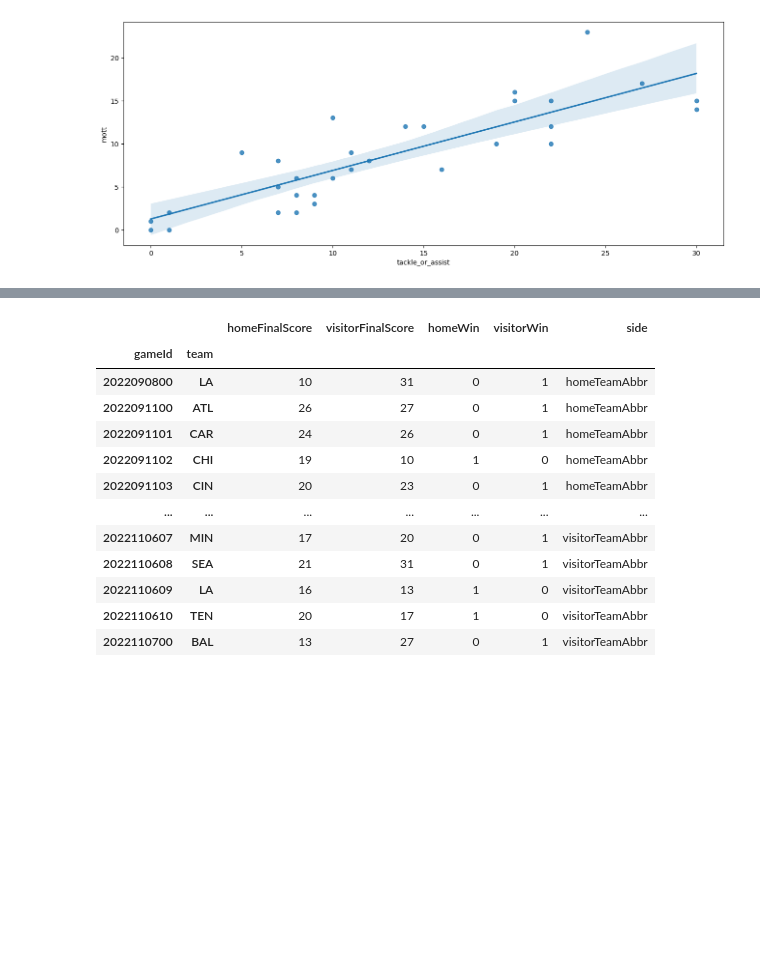
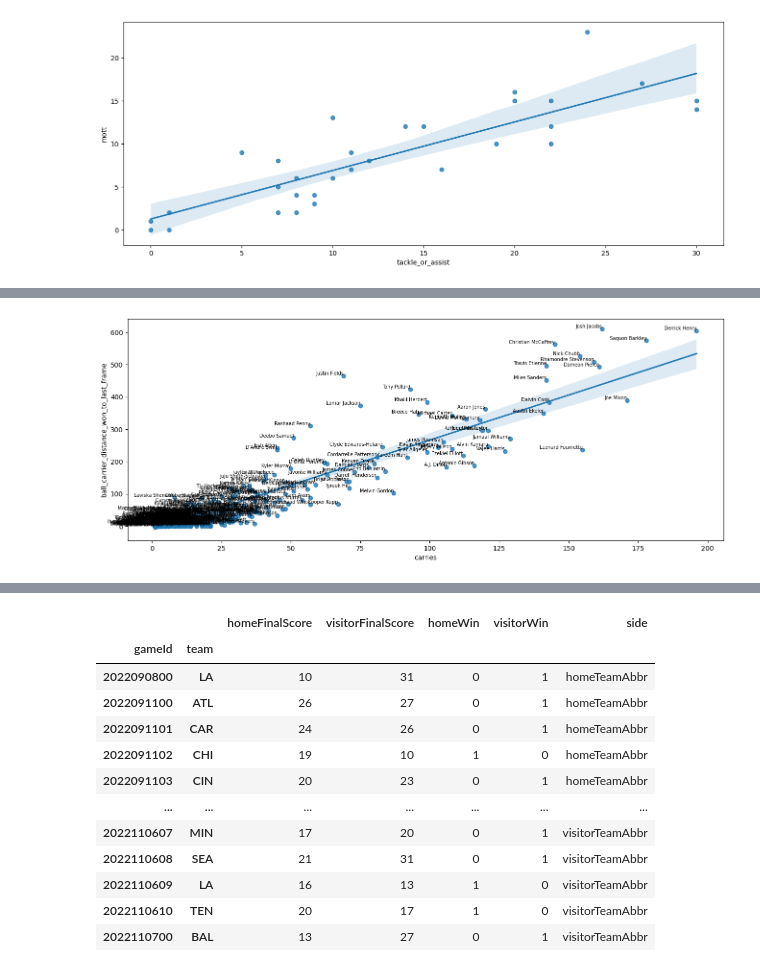
Before and after one commit to MLecardonnel/ExpectedTackling, a Jupyter notebook: notebooks/statistics_mott.ipynb, the cells around one changed output, grey strips where cells are left out. Cells and saved outputs as stored; diff of their text form; code cells hidden in the pictures; blank space fills up the shorter version.

Commit message:
Offense elusiveness performances.

```diff
--- a/notebooks/statistics_mott.ipynb
+++ b/notebooks/statistics_mott.ipynb
@@ -268,3 +268,26 @@ features_data[(features_data["nflId"]==43332)&(features_data["mott"]==1)]
 | 99884 | 2022102309 | 2636 | 43332.0 | 0 | 0.698349 | 8.618400 | 15.95 | ... |
 | 100152 | 2022102309 | 3809 | 43332.0 | 0 | 0.295044 | 16.680468 | 72.97 | ... |
 | 119229 | 2022110600 | 2703 | 43332.0 | 0 | 1.092085 | 3.550805 | 5.89 | ... |
+# %%
+plays = pd.read_csv("../data/plays.csv")
+# %%
+offense_stats = result_data.reset_index().groupby(["gameId", "playId"]).agg(
+    {"pff_missedTackle": "sum", "mott": "sum"}
+).merge(
+    result_data[result_data["mott"]!=0].reset_index().groupby(["gameId", "playId"]).agg(
+        {"ball_carrier_distance_won_to_last_frame": "max"}
+    ),
+    how="left",
+    left_index=True,
+    right_index=True,
+).fillna(0)
+
+offense_stats = offense_stats.merge(
+    plays[["gameId", "playId", "ballCarrierId", "ballCarrierDisplayName"]],
+    left_index=True,
+    right_on=["gameId", "playId"]
+)
+# %%
+player_offense_stats = offense_stats.groupby(["ballCarrierId"]).agg(
+    {"pff_missedTackle": "sum", "mott": "sum", "ball_carrier_distance_won_to_last_frame": "sum", "ballCarrierDisplayName": "first", "playId": "count"}
+).rename(columns={"pff_missedTackle": "broken_tackles", "mott": "avoided_tackles","playId": "carries"})
@@ -270,0 +311,7 @@ features_data[(features_data["nflId"]==43332)&(features_data["mott"]==1)]
+# %%
+plt.figure(figsize=(16, 6))
+ax = sns.regplot(data=player_offense_stats, x="carries", y="ball_carrier_distance_won_to_last_frame")
+for i, row in player_offense_stats.iterrows():
+    ax.text(row['carries'], row['ball_carrier_distance_won_to_last_frame'], row['ballCarrierDisplayName'], fontsize=7, ha='right', va='bottom')
+# %% [output]
+[figure, added]
```
Also changed, not shown: parts of 2 cells of this notebook, 2 other files.
